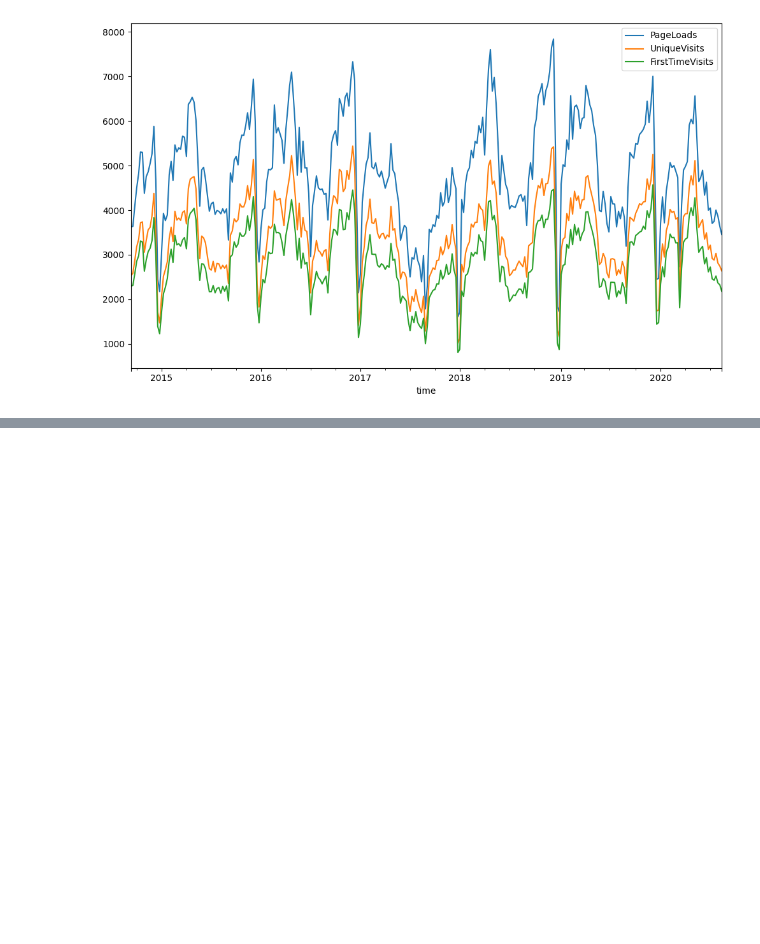
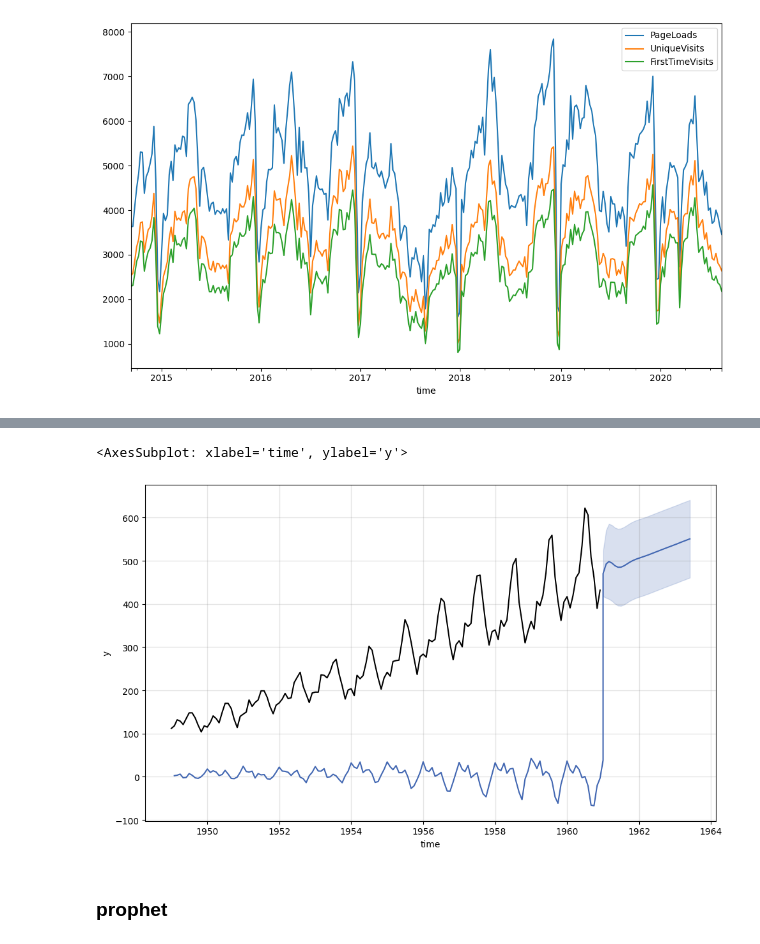
Before and after one commit to critobfer/Kats, a Jupyter notebook: tutorials/TFG.ipynb, the cells around one changed output, grey strips where cells are left out. Cells and saved outputs as stored; diff of their text form; code cells hidden in the pictures; blank space fills up the shorter version.

```diff
--- a/tutorials/TFG.ipynb
+++ b/tutorials/TFG.ipynb
@@ -93,0 +297,28 @@ plt.show()
+# %%
+# create ARIMA param class
+params = ARIMAParams(
+    p = 2,
+    d = 1,
+    q = 1,
+    )
+
+# initiate SARIMA model
+m = ARIMAModel(data=air_passengers_ts, params=params)
+
+# fit SARIMA model
+m.fit()
+
+# generate forecast values
+fcst = m.predict(
+    steps=30,
+    freq="MS",
+    include_history=True
+    )
+
+# make plot to visualize
+m.plot()
+# %% [output]
+<AxesSubplot: xlabel='time', ylabel='y'>
+[figure, added]
+# %% [markdown]
+### prophet
```
Also changed, not shown: parts of 19 cells of this notebook.
